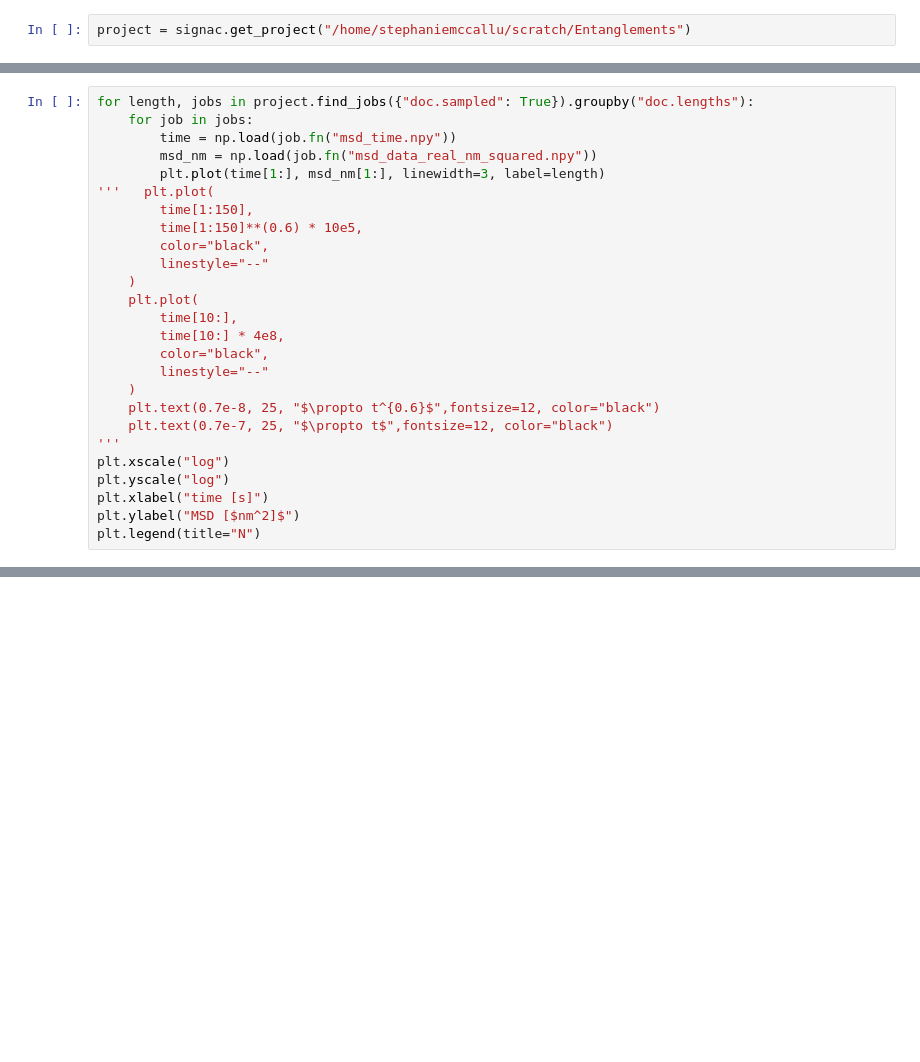
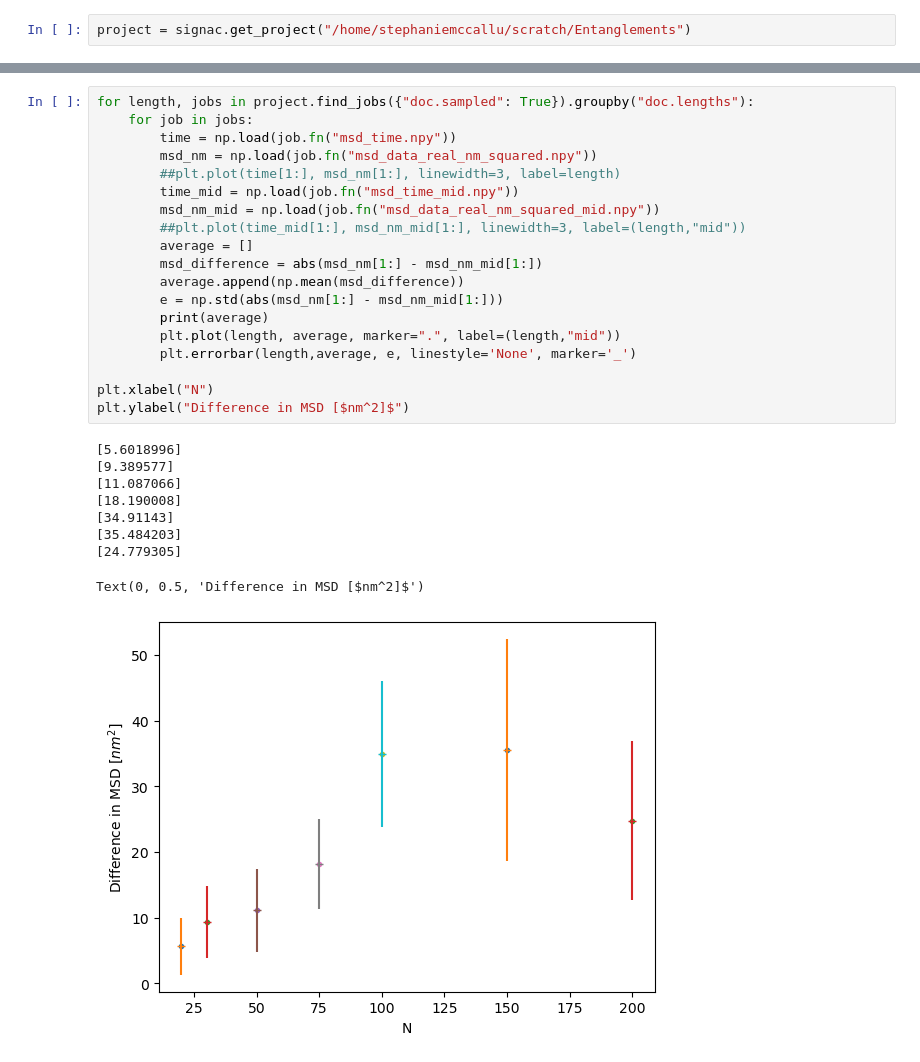
Before and after one commit to StephMcCallum/Entanglements, a Jupyter notebook: notebooks/plot-msds.ipynb, the cells around one changed output, grey strips where cells are left out. Cells and saved outputs as stored; diff of their text form; blank space fills up the shorter version.

```diff
--- a/notebooks/plot-msds.ipynb
+++ b/notebooks/plot-msds.ipynb
@@ -51,26 +7,0 @@ time.shape
-# %%
-for length, jobs in project.find_jobs({"doc.sampled": True}).groupby("doc.lengths"):
-    for job in jobs:
-        time = np.load(job.fn("msd_time.npy"))
-        msd_nm = np.load(job.fn("msd_data_real_nm_squared.npy"))
-        plt.plot(time[1:], msd_nm[1:], linewidth=3, label=length)
-'''   plt.plot(
-        time[1:150],
-        time[1:150]**(0.6) * 10e5,
-        color="black",
-        linestyle="--"
-    )
-    plt.plot(
-        time[10:],
-        time[10:] * 4e8,
-        color="black",
-        linestyle="--"
-    )
-    plt.text(0.7e-8, 25, "$\propto t^{0.6}$",fontsize=12, color="black")
-    plt.text(0.7e-7, 25, "$\propto t$",fontsize=12, color="black")
-'''
-plt.xscale("log")
-plt.yscale("log")
-plt.xlabel("time [s]")
-plt.ylabel("MSD [$nm^2]$")
-plt.legend(title="N")
@@ -108,0 +77,29 @@ plt.legend(title="N")
+# %%
+for length, jobs in project.find_jobs({"doc.sampled": True}).groupby("doc.lengths"):
+    for job in jobs:
+        time = np.load(job.fn("msd_time.npy"))
+        msd_nm = np.load(job.fn("msd_data_real_nm_squared.npy"))
+        ##plt.plot(time[1:], msd_nm[1:], linewidth=3, label=length)
+        time_mid = np.load(job.fn("msd_time_mid.npy"))
+        msd_nm_mid = np.load(job.fn("msd_data_real_nm_squared_mid.npy"))
+        ##plt.plot(time_mid[1:], msd_nm_mid[1:], linewidth=3, label=(length,"mid"))
+        average = []
+        msd_difference = abs(msd_nm[1:] - msd_nm_mid[1:])
+        average.append(np.mean(msd_difference))
+        e = np.std(abs(msd_nm[1:] - msd_nm_mid[1:]))
+        print(average)
+        plt.plot(length, average, marker=".", label=(length,"mid"))
+        plt.errorbar(length,average, e, linestyle='None', marker='_')
+
+plt.xlabel("N")
+plt.ylabel("Difference in MSD [$nm^2]$")
+# %% [output]
+[5.6018996]
+[9.389577]
+[11.087066]
+[18.190008]
+[34.91143]
+[35.484203]
+[24.779305]
+Text(0, 0.5, 'Difference in MSD [$nm^2]$')
+[figure, added]
```
Also changed, not shown: parts of 8 cells of this notebook, 2 other files.
